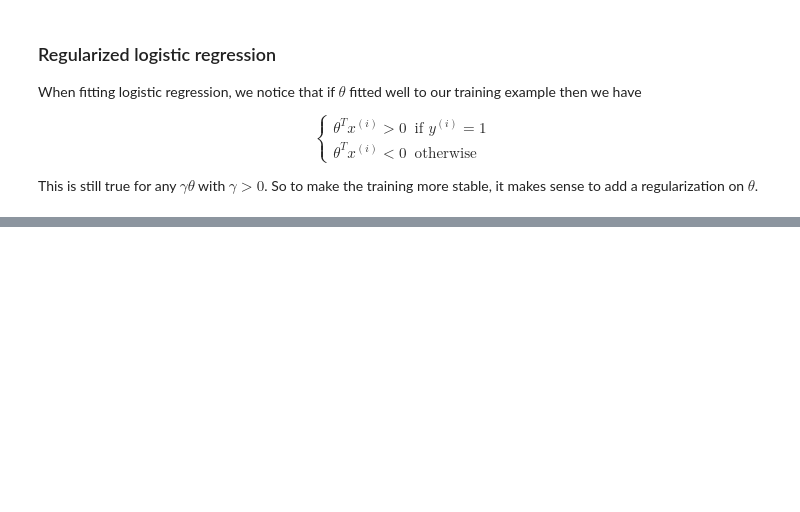
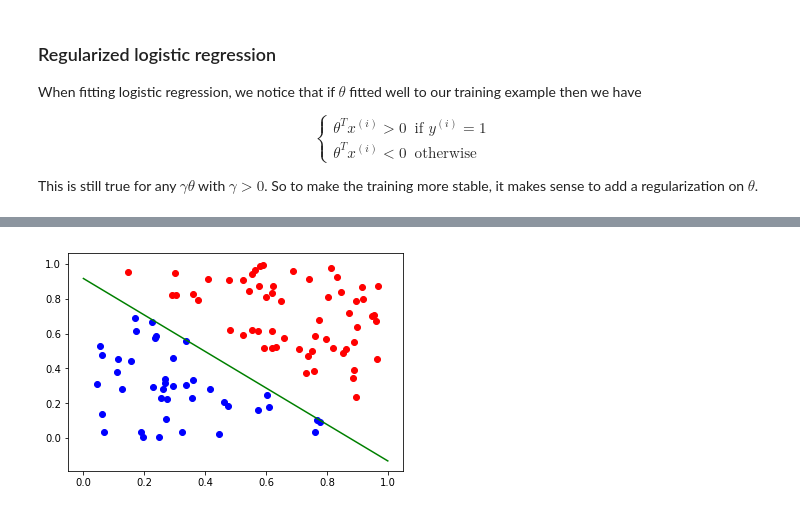
Before and after one commit to minh84/ml-nb, a Jupyter notebook: machine_learning/supervised/binary_classification_logistic.ipynb, the cells around one changed output, grey strips where cells are left out. Saved outputs shown, nothing was run; the diff lists cells and outputs as text; code cells hidden in the pictures; blank space fills up the shorter version.

```diff
--- a/machine_learning/supervised/binary_classification_logistic.ipynb
+++ b/machine_learning/supervised/binary_classification_logistic.ipynb
@@ -217,0 +238,17 @@ Using the regularized form, we notice that the parameters are smaller and more s
+# %%
+thetas = clf._thetas
+x_b = np.linspace(0,1,20)
+y_b = (-thetas[0] - thetas[1]*x_b)/thetas[2]
+
+neg_idx = np.where(y==0)[0]
+fig_ax = vis.draw(X[neg_idx, 0], X[neg_idx, 1],
+                  plot_type='scatter', colors='b')
+
+pos_idx = np.where(y==1)[0]
+_ = vis.draw(X[pos_idx, 0], X[pos_idx, 1], fig_ax=fig_ax,
+             plot_type='scatter', colors='r')
+
+_ = vis.draw(x_b, y_b, fig_ax=fig_ax,
+             plot_type='plot', colors='g')
+# %% [output]
+[figure, added]
```
Also changed, not shown: parts of 8 cells of this notebook, 2 other files.
